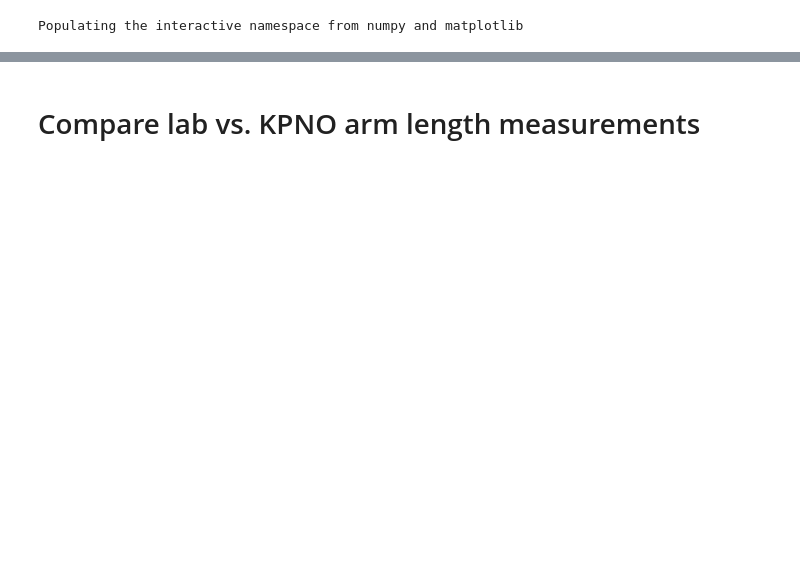
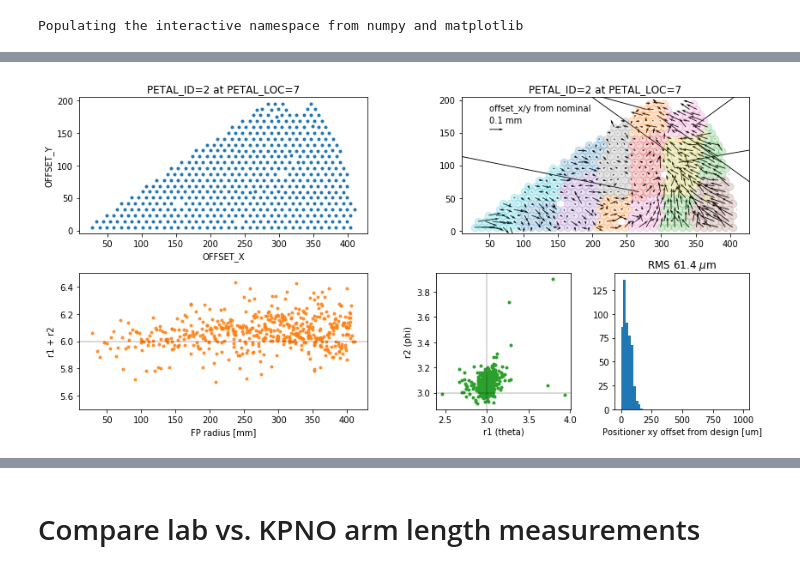
Before and after one commit to desihub/fpqa, a Jupyter notebook: nb/petal-calib-qa.ipynb, the cells around one changed output, grey strips where cells are left out. Drawn from its saved outputs; the diff is of its cells as text; code cells hidden in the pictures; blank space fills up the shorter version.

```diff
--- a/nb/petal-calib-qa.ipynb
+++ b/nb/petal-calib-qa.ipynb
@@ -228 +247,5 @@ Getting calib for petal_id=11 installed at petal_loc=6
 [figure]
+# %%
+t7 = get_petal_calib(7)
+plot_petal_calib(t7)
+# %% [output]
@@ -228,0 +254 @@ Getting calib for petal_id=11 installed at petal_loc=6
+[figure, added]
```
Also changed, not shown: parts of 23 cells of this notebook.
